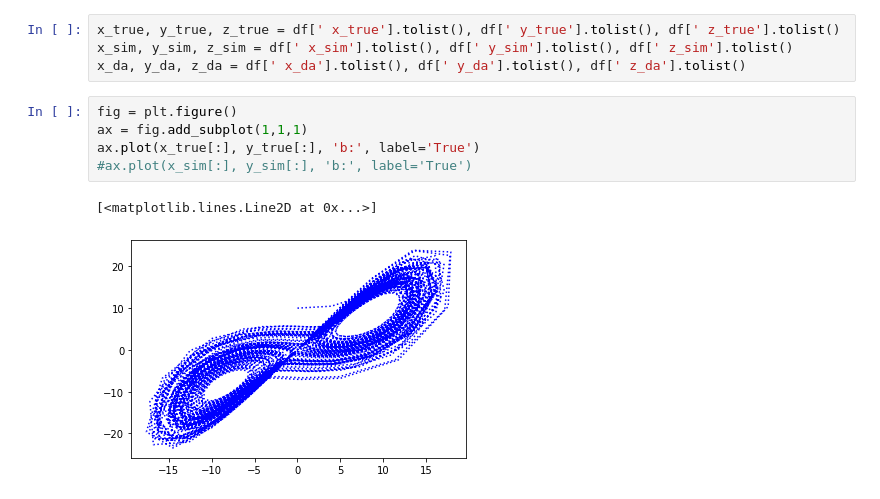
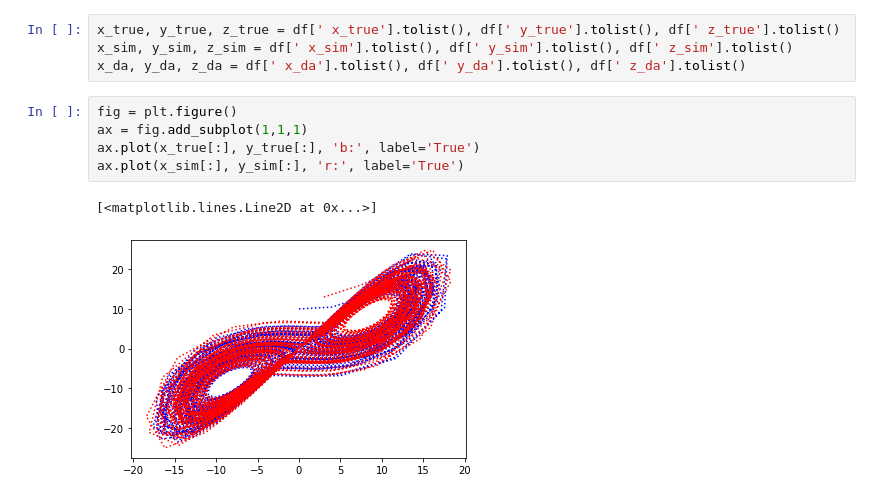
Before and after one commit to Toyo-Daichi/DA_basic, a Jupyter notebook: output/Lorenz63_quickview.ipynb, the cells around one changed output. Drawn from its saved outputs; the diff is of its cells as text.

```diff
--- a/output/Lorenz63_quickview.ipynb
+++ b/output/Lorenz63_quickview.ipynb
@@ -35,11 +35,11 @@ x_da, y_da, z_da = df[' x_da'].tolist(), df[' y_da'].tolist(), df[' z_da'].tolis
 # %%
 fig = plt.figure()
 ax = fig.add_subplot(1,1,1)
 ax.plot(x_true[:], y_true[:], 'b:', label='True')
-#ax.plot(x_sim[:], y_sim[:], 'b:', label='True')
+ax.plot(x_sim[:], y_sim[:], 'r:', label='True')
 # %% [output]
 [<matplotlib.lines.Line2D at 0x...>]
-[figure, old version]
+[figure, new version]
 # %%
 fig = plt.figure()
 ax = fig.add_subplot(1,1,1)
```
Also changed, not shown: parts of 2 cells of this notebook, 1 other file.
